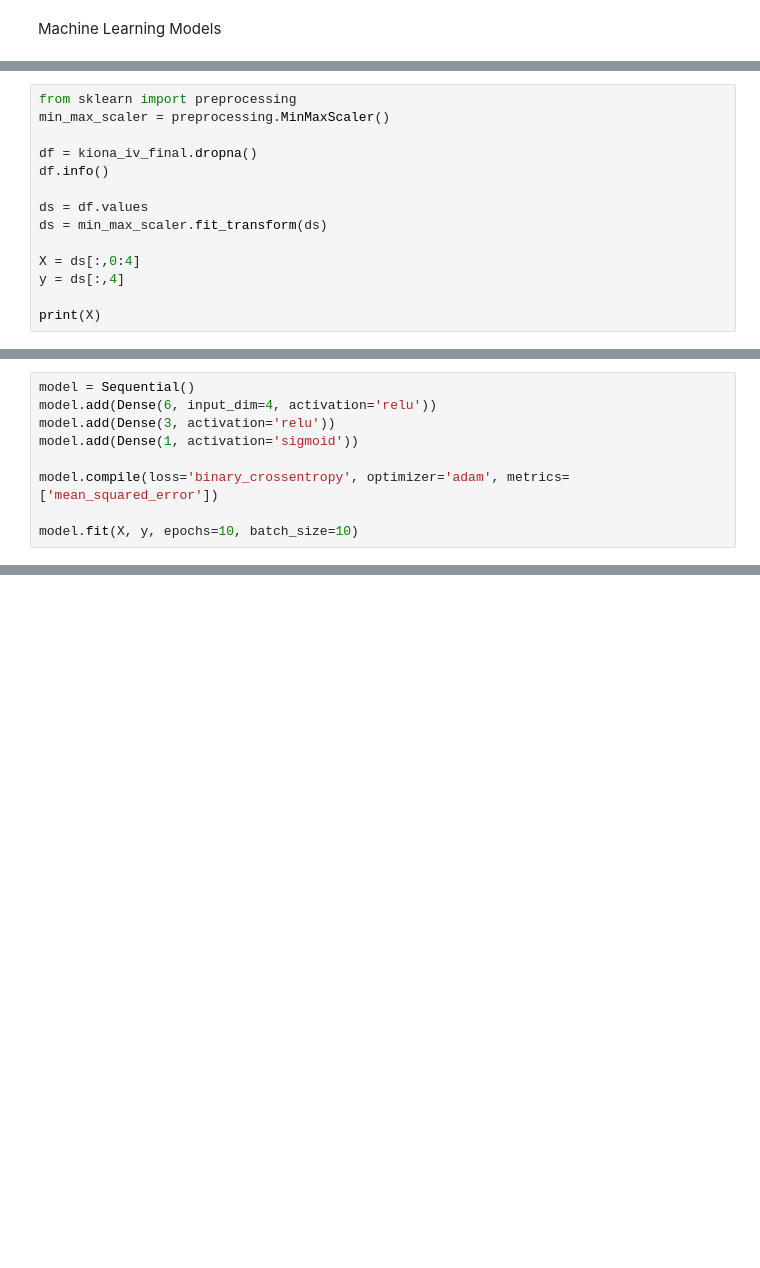
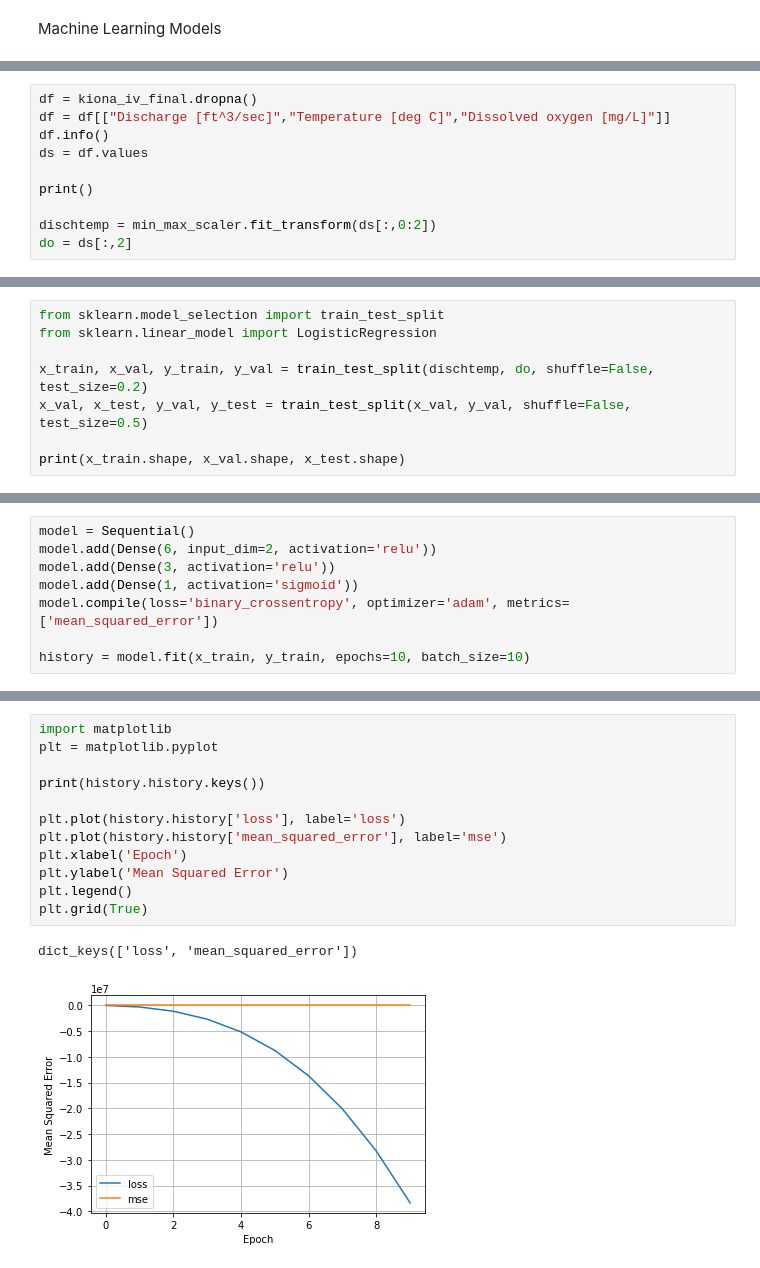
Before and after one commit to isosafrasaurus/pnnl_watersheds, a Jupyter notebook: nwis_data_analysis.ipynb, the cells around one changed output, grey strips where cells are left out. Drawn from its saved outputs; the diff is of its cells as text; blank space fills up the shorter version.

```diff
--- a/nwis_data_analysis.ipynb
+++ b/nwis_data_analysis.ipynb
@@ -228,17 +231,13 @@ print(x_train.shape, x_val.shape, x_test.shape)
 # %%
-from sklearn import preprocessing
-min_max_scaler = preprocessing.MinMaxScaler()
+df = kiona_iv_final.dropna()
+df = df[["Discharge [ft^3/sec]","Temperature [deg C]","Dissolved oxygen [mg/L]"]]
+df.info()
+ds = df.values
 
-df = kiona_iv_final.dropna()
-df.info()
+print()
 
-ds = df.values
-ds = min_max_scaler.fit_transform(ds)
-
-X = ds[:,0:4]
-y = ds[:,4]
-
-print(X)
+dischtemp = min_max_scaler.fit_transform(ds[:,0:2])
+do = ds[:,2]
 # %% [output]
 <class 'pandas.core.frame.DataFrame'>
 Index: 74479 entries, 2018-06-26 16:30:00-07:00 to 2020-10-01 00:45:00-07:00
@@ -263,0 +262,8 @@ memory usage: 3.4+ MB
+# %%
+from sklearn.model_selection import train_test_split
+from sklearn.linear_model import LogisticRegression
+
+x_train, x_val, y_train, y_val = train_test_split(dischtemp, do, shuffle=False, test_size=0.2)
+x_val, x_test, y_val, y_test = train_test_split(x_val, y_val, shuffle=False, test_size=0.5)
+
+print(x_train.shape, x_val.shape, x_test.shape)
@@ -264,11 +272,10 @@ memory usage: 3.4+ MB
 # %%
 model = Sequential()
-model.add(Dense(6, input_dim=4, activation='relu'))
+model.add(Dense(6, input_dim=2, activation='relu'))
 model.add(Dense(3, activation='relu'))
 model.add(Dense(1, activation='sigmoid'))
-
 model.compile(loss='binary_crossentropy', optimizer='adam', metrics=['mean_squared_error'])
 
-model.fit(X, y, epochs=10, batch_size=10)
+history = model.fit(x_train, y_train, epochs=10, batch_size=10)
 # %% [output]
 Epoch 1/10
@@ -281,0 +306,15 @@ Accuracy: 2.31
+# %%
+import matplotlib
+plt = matplotlib.pyplot
+
+print(history.history.keys())
+
+plt.plot(history.history['loss'], label='loss')
+plt.plot(history.history['mean_squared_error'], label='mse')
+plt.xlabel('Epoch')
+plt.ylabel('Mean Squared Error')
+plt.legend()
+plt.grid(True)
+# %% [output]
+dict_keys(['loss', 'mean_squared_error'])
+[figure, added]
```
Also changed, not shown: parts of 14 cells of this notebook.
